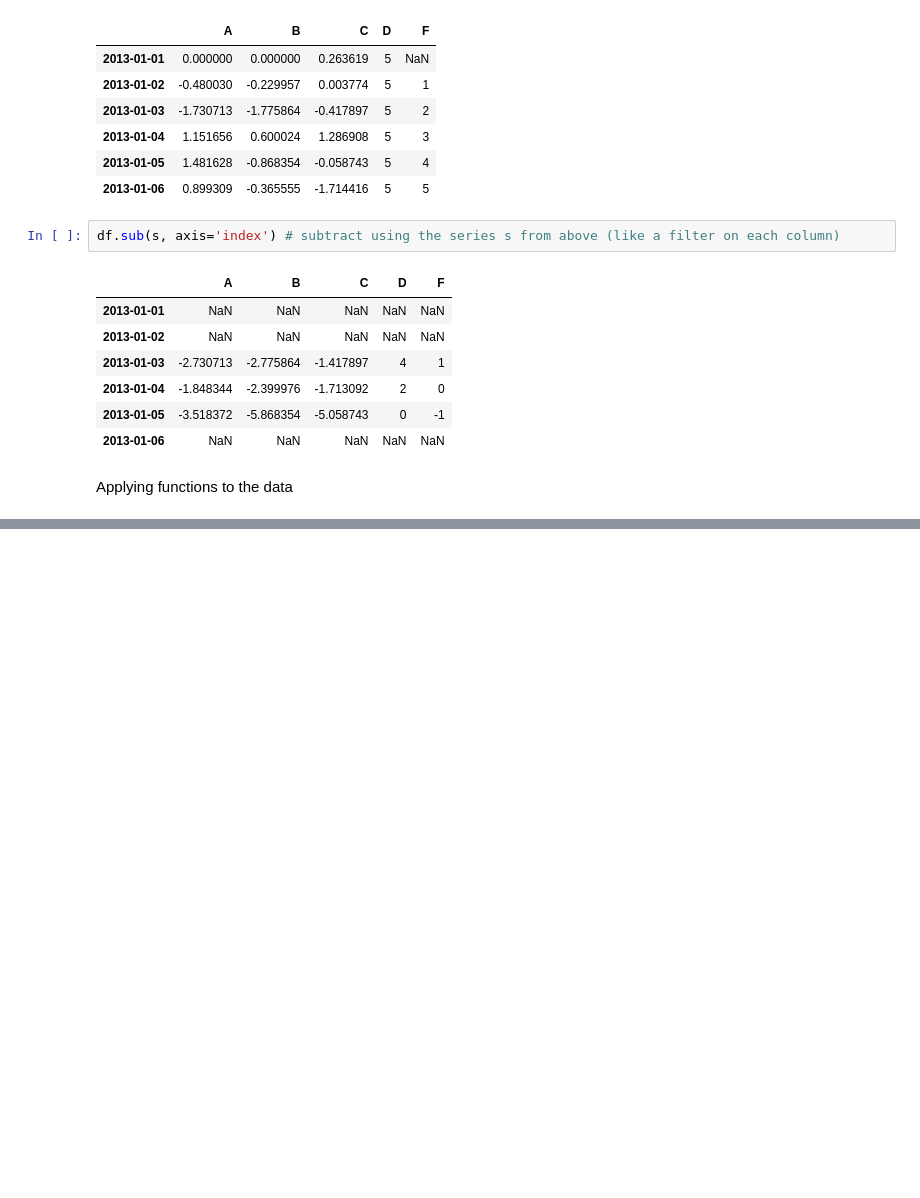
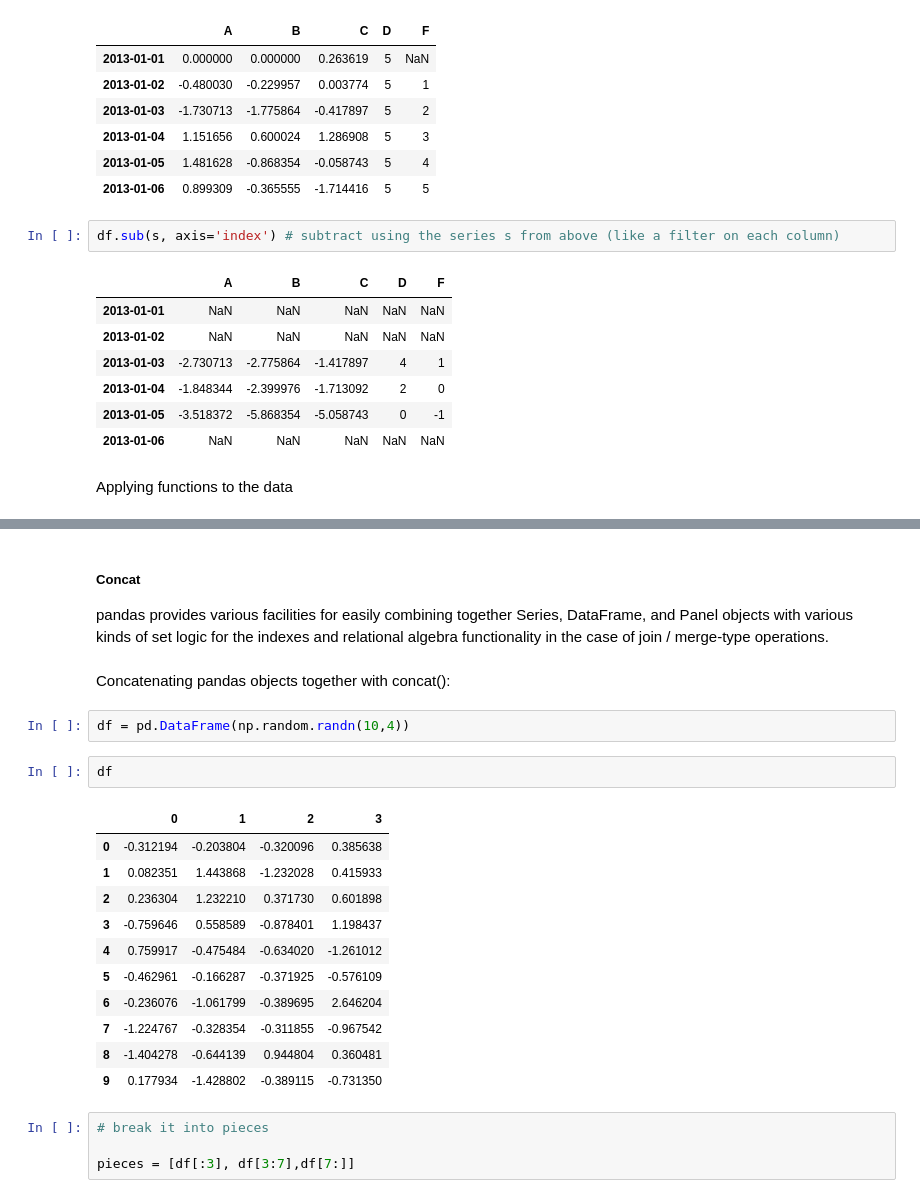
Before and after one commit to remenska/IPythonNotebooks, a Jupyter notebook: MachineLearning/10 Minutes to pandas.ipynb, the cells around one changed output, grey strips where cells are left out. Cells and saved outputs as stored; diff of their text form; blank space fills up the shorter version.

Commit message:
moar pandas

```diff
--- a/MachineLearning/10 Minutes to pandas.ipynb
+++ b/MachineLearning/10 Minutes to pandas.ipynb
@@ -542,0 +636,26 @@ Applying functions to the data
+# %% [markdown]
+##### Concat
+
+pandas provides various facilities for easily combining together Series, DataFrame, and Panel objects with various kinds of set logic for the indexes and relational algebra functionality in the case of join / merge-type operations.
+# %% [markdown]
+Concatenating pandas objects together with concat():
+# %%
+df = pd.DataFrame(np.random.randn(10,4))
+# %%
+df
+# %% [output]
+|  | 0 | 1 | 2 | 3 |
+| 0 | -0.312194 | -0.203804 | -0.320096 | 0.385638 |
+| 1 | 0.082351 | 1.443868 | -1.232028 | 0.415933 |
+| 2 | 0.236304 | 1.232210 | 0.371730 | 0.601898 |
+| 3 | -0.759646 | 0.558589 | -0.878401 | 1.198437 |
+| 4 | 0.759917 | -0.475484 | -0.634020 | -1.261012 |
+| 5 | -0.462961 | -0.166287 | -0.371925 | -0.576109 |
+| 6 | -0.236076 | -1.061799 | -0.389695 | 2.646204 |
+| 7 | -1.224767 | -0.328354 | -0.311855 | -0.967542 |
+| 8 | -1.404278 | -0.644139 | 0.944804 | 0.360481 |
+| 9 | 0.177934 | -1.428802 | -0.389115 | -0.731350 |
+# %%
+# break it into pieces
+
+pieces = [df[:3], df[3:7],df[7:]]
```
Also changed, not shown: parts of 47 cells of this notebook.
